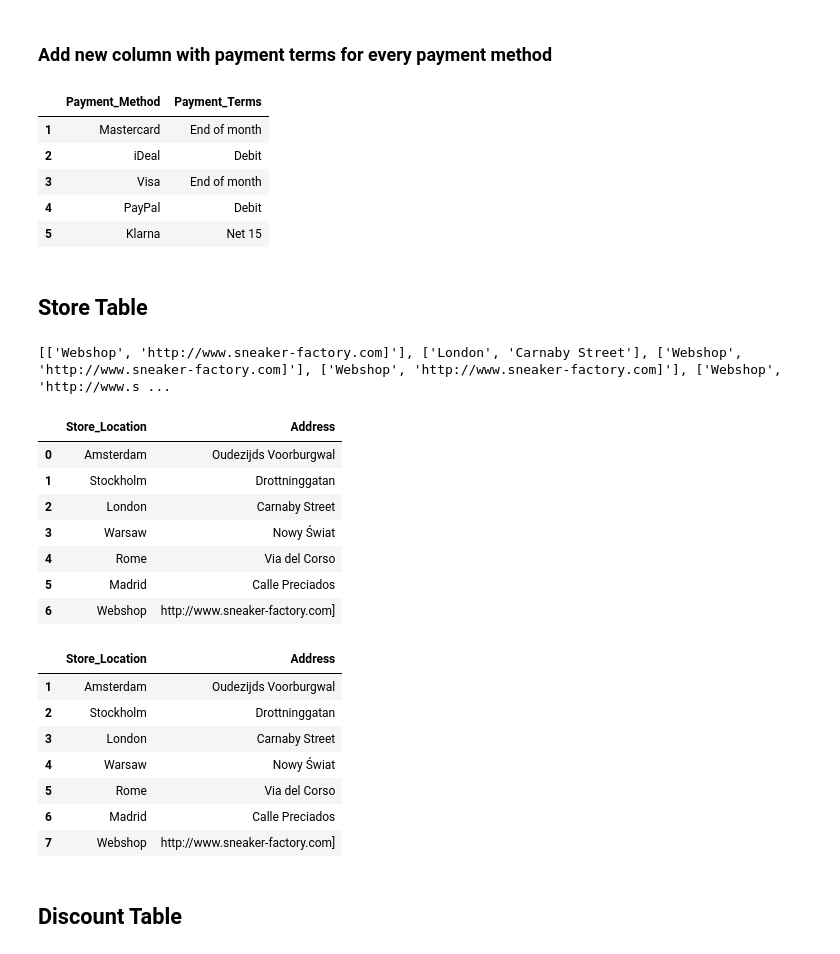
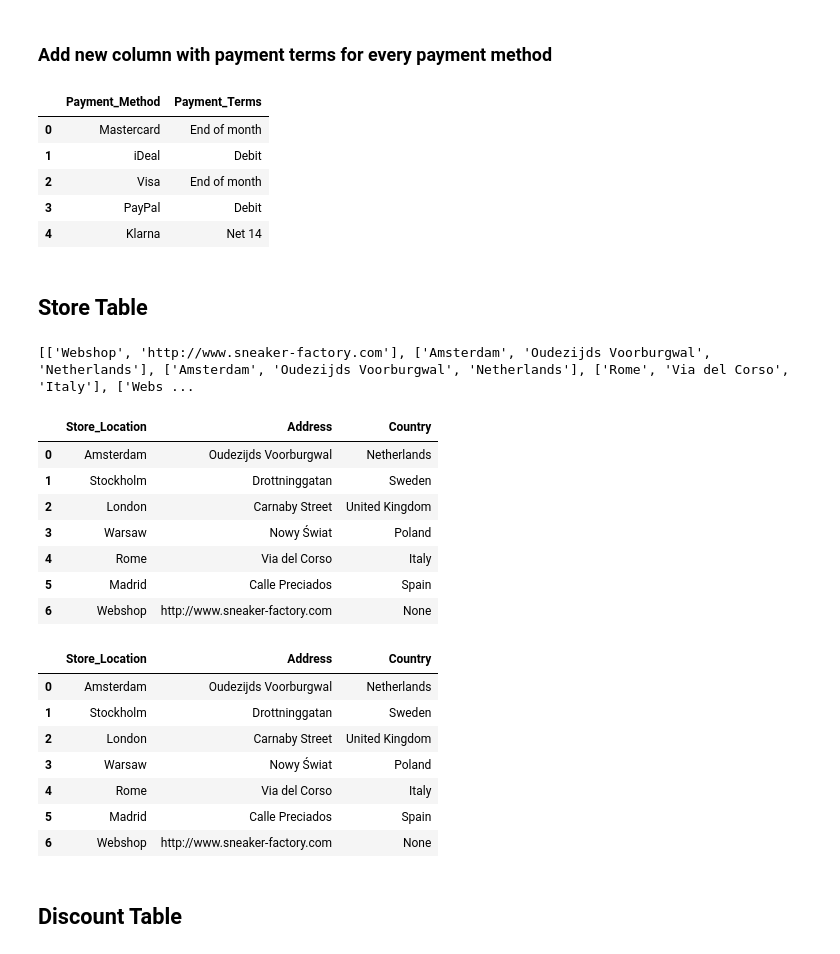
Before and after one commit to Maurits-Jansen/Sneaker-Faqtory, a Jupyter notebook: Sneaker Faqtory Tables.ipynb, the cells around one changed output. Drawn from its saved outputs; the diff is of its cells as text; code cells hidden in the pictures.

```diff
--- a/Sneaker Faqtory Tables.ipynb
+++ b/Sneaker Faqtory Tables.ipynb
@@ -57,7 +57,7 @@ conditions = [
     ]
 
 #Create list of values that will be assigned to the conditions
-values = ['End of month', 'Debit', 'End of month', 'Debit', 'Net 15']
+values = ['End of month', 'Debit', 'End of month', 'Debit', 'Net 14']
 
 #Create new column with values
 paymentdf['Payment_Terms'] = np.select(conditions, values)
@@ -65,8 +65,8 @@ paymentdf['Payment_Terms'] = np.select(conditions, values)
 paymentdf.head(10)
 # %% [output]
 |  | Payment_Method | Payment_Terms |
-| 1 | Mastercard | End of month |
-| 2 | iDeal | Debit |
-| 3 | Visa | End of month |
-| 4 | PayPal | Debit |
-| 5 | Klarna | Net 15 |
+| 0 | Mastercard | End of month |
+| 1 | iDeal | Debit |
+| 2 | Visa | End of month |
+| 3 | PayPal | Debit |
+| 4 | Klarna | Net 14 |
@@ -73,13 +75,13 @@ paymentdf.head(10)
 # %% [markdown]
 ## Store Table
 # %%
-stores = [['Amsterdam','Oudezijds Voorburgwal'],
-['Stockholm','Drottninggatan'],
-['London','Carnaby Street'],
-['Warsaw','Nowy Świat'],
-['Rome','Via del Corso'],
-['Madrid','Calle Preciados'],
-['Webshop','http://www.sneaker-factory.com]']
+stores = [['Amsterdam','Oudezijds Voorburgwal', 'Netherlands'],
+['Stockholm','Drottninggatan', 'Sweden'],
+['London','Carnaby Street', 'United Kingdom'],
+['Warsaw','Nowy Świat', 'Poland'],
+['Rome','Via del Corso', 'Italy'],
+['Madrid','Calle Preciados', 'Spain'],
+['Webshop','http://www.sneaker-factory.com']
          ]
 
 
@@ -88,30 +90,30 @@ storedata = random.choices(stores, weights=(18, 8, 16, 5, 11, 7, 35), k=10)
 
 print(storedata)
 # %% [output]
-[['Webshop', 'http://www.sneaker-factory.com]'], ['London', 'Carnaby Street'], ['Webshop', 'http://www.sneaker-factory.com]'], ['Webshop', 'http://www.sneaker-factory.com]'], ['Webshop', 'http://www.s ...
+[['Webshop', 'http://www.sneaker-factory.com'], ['Amsterdam', 'Oudezijds Voorburgwal', 'Netherlands'], ['Amsterdam', 'Oudezijds Voorburgwal', 'Netherlands'], ['Rome', 'Via del Corso', 'Italy'], ['Webs ...
 # %%
-storedf = pd.DataFrame (stores, columns = ['Store_Location', 'Address'])
+storedf = pd.DataFrame (stores, columns = ['Store_Location', 'Address', 'Country'])
 
 storedf.head(10)
 # %% [output]
-|  | Store_Location | Address |
-| 0 | Amsterdam | Oudezijds Voorburgwal |
-| 1 | Stockholm | Drottninggatan |
-| 2 | London | Carnaby Street |
-| 3 | Warsaw | Nowy Świat |
-| 4 | Rome | Via del Corso |
-| 5 | Madrid | Calle Preciados |
-| 6 | Webshop | http://www.sneaker-factory.com] |
+|  | Store_Location | Address | Country |
+| 0 | Amsterdam | Oudezijds Voorburgwal | Netherlands |
+| 1 | Stockholm | Drottninggatan | Sweden |
+| 2 | London | Carnaby Street | United Kingdom |
+| 3 | Warsaw | Nowy Świat | Poland |
+| 4 | Rome | Via del Corso | Italy |
+| 5 | Madrid | Calle Preciados | Spain |
+| 6 | Webshop | http://www.sneaker-factory.com | None |
 # %%
 #storedf.index += 1
 storedf.index
 storedf.head(10)
 # %% [output]
-|  | Store_Location | Address |
-| 1 | Amsterdam | Oudezijds Voorburgwal |
-| 2 | Stockholm | Drottninggatan |
-| 3 | London | Carnaby Street |
-| 4 | Warsaw | Nowy Świat |
-| 5 | Rome | Via del Corso |
-| 6 | Madrid | Calle Preciados |
-| 7 | Webshop | http://www.sneaker-factory.com] |
+|  | Store_Location | Address | Country |
+| 0 | Amsterdam | Oudezijds Voorburgwal | Netherlands |
+| 1 | Stockholm | Drottninggatan | Sweden |
+| 2 | London | Carnaby Street | United Kingdom |
+| 3 | Warsaw | Nowy Świat | Poland |
+| 4 | Rome | Via del Corso | Italy |
+| 5 | Madrid | Calle Preciados | Spain |
+| 6 | Webshop | http://www.sneaker-factory.com | None |
```
Also changed, not shown: parts of 45 cells of this notebook.
